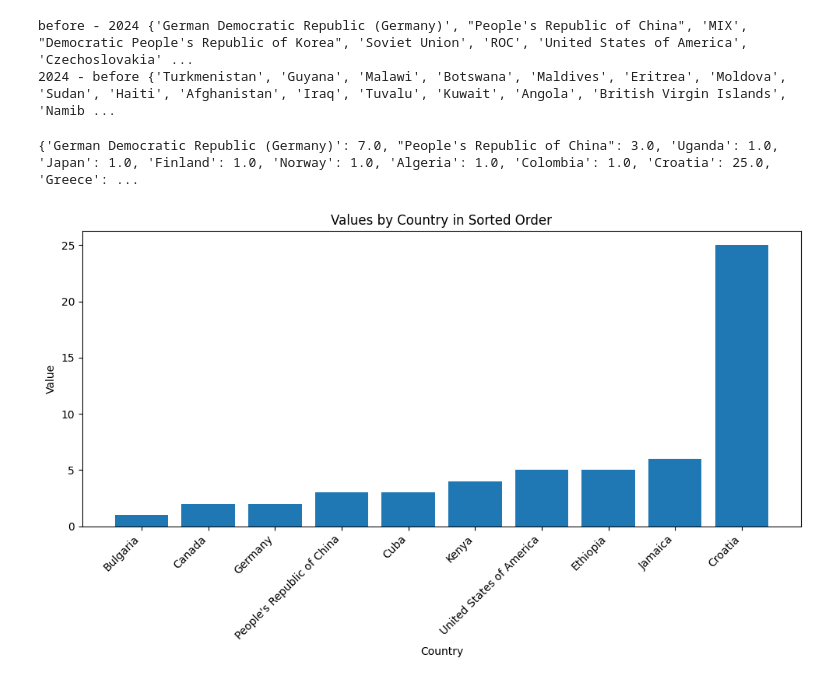
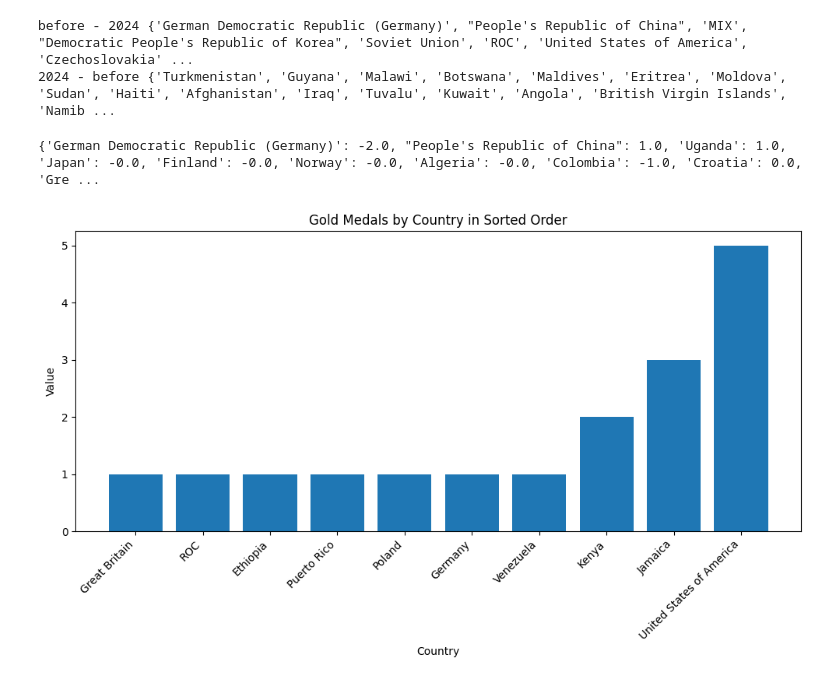
Before and after one commit to nomadflamingo/2021-olympics-data-analysis, a Jupyter notebook: src/eda.ipynb, the cells around one changed output. Drawn from its saved outputs; the diff is of its cells as text; code cells hidden in the pictures.

```diff
--- a/src/eda.ipynb
+++ b/src/eda.ipynb
@@ -217,34 +217,58 @@ countries = set(athletics_women['country_name'])
 for country in countries:
     athletics_women_country = athletics_women[athletics_women['country_name'] == country]
     athletics_women_country = athletics_women_country.drop(['country_name'], axis=1).reset_index(drop=True)
+
+    min_year = athletics_women_country['game_year'].min()
+    max_year = 2020
+
+    expected_years = list(range(min_year, max_year + 1, 4))
+
+    for year in expected_years:
+        if year not in athletics_women_country['game_year'].values:
+            athletics_women_country = athletics_women_country.append({
+                'game_year': year,
+                'total_medals': 0.0
+            }, ignore_index=True)
+
     athletics_women_country['normalized_year'] = (athletics_women_country['game_year'] - athletics_women_country['game_year'].min()) / 4
     model = LinearRegression()
     X = athletics_women_country[['normalized_year']]
     y = athletics_women_country['total_medals']
     model.fit(X,y)
-    next_year_norm = 24.0
+    next_year_norm = athletics_women_country['normalized_year'].max() + 1
     predicted_medals = np.round(model.predict(np.array([[next_year_norm]])))
     medal_preds[country] = predicted_medals[0]
+    # if country == 'Jamaica':
+    #     plt.figure(figsize=(10, 6))
+    #     plt.scatter(athletics_women_country['game_year'], athletics_women_country['total_medals'], color='blue', label='Actual data')
+    #     plt.plot(athletics_women_country['game_year'], model.predict(X), color='red', label='Regression Line')
+    #     plt.scatter(2024, predicted_medals, color='green', label='Predicted Medals (1956)')
+    #     plt.xlabel('Game Year')
+    #     plt.ylabel('Total Medals')
+    #     plt.title('Linear Regression on Olympic Medals', country)
+    #     plt.legend()
+    #     plt.grid(True)
+    #     plt.show()
 
 print(medal_preds)
 # %% [output]
-{'German Democratic Republic (Germany)': 7.0, "People's Republic of China": 3.0, 'Uganda': 1.0, 'Japan': 1.0, 'Finland': 1.0, 'Norway': 1.0, 'Algeria': 1.0, 'Colombia': 1.0, 'Croatia': 25.0, 'Greece': ...
+{'German Democratic Republic (Germany)': -2.0, "People's Republic of China": 1.0, 'Uganda': 1.0, 'Japan': -0.0, 'Finland': -0.0, 'Norway': -0.0, 'Algeria': -0.0, 'Colombia': -1.0, 'Croatia': 0.0, 'Gre ...
 # %%
 medal_preds
 filtered_data = {k: v for k, v in medal_preds.items() if k not in ['Soviet Union', 'German Democratic Republic (Germany)', 'Russian Federation', 'Unified Team', 'Federal Republic of Germany']}
 sorted_data = dict(sorted(filtered_data.items(), key=lambda item: item[1]))
 sorted_data = dict(list(sorted_data.items())[-10:])
 
 # Creating the bar plot
 plt.figure(figsize=(10, 6))
 plt.bar(sorted_data.keys(), sorted_data.values())
 plt.xlabel('Country')
 plt.ylabel('Value')
-plt.title('Values by Country in Sorted Order')
+plt.title('Gold Medals by Country in Sorted Order')
 plt.xticks(rotation=45, ha='right')
 plt.tight_layout()
 
 # Display the plot
 plt.show()
 # %% [output]
-[figure, old version]
+[figure, new version]
```
Also changed, not shown: parts of 1 cell of this notebook.
